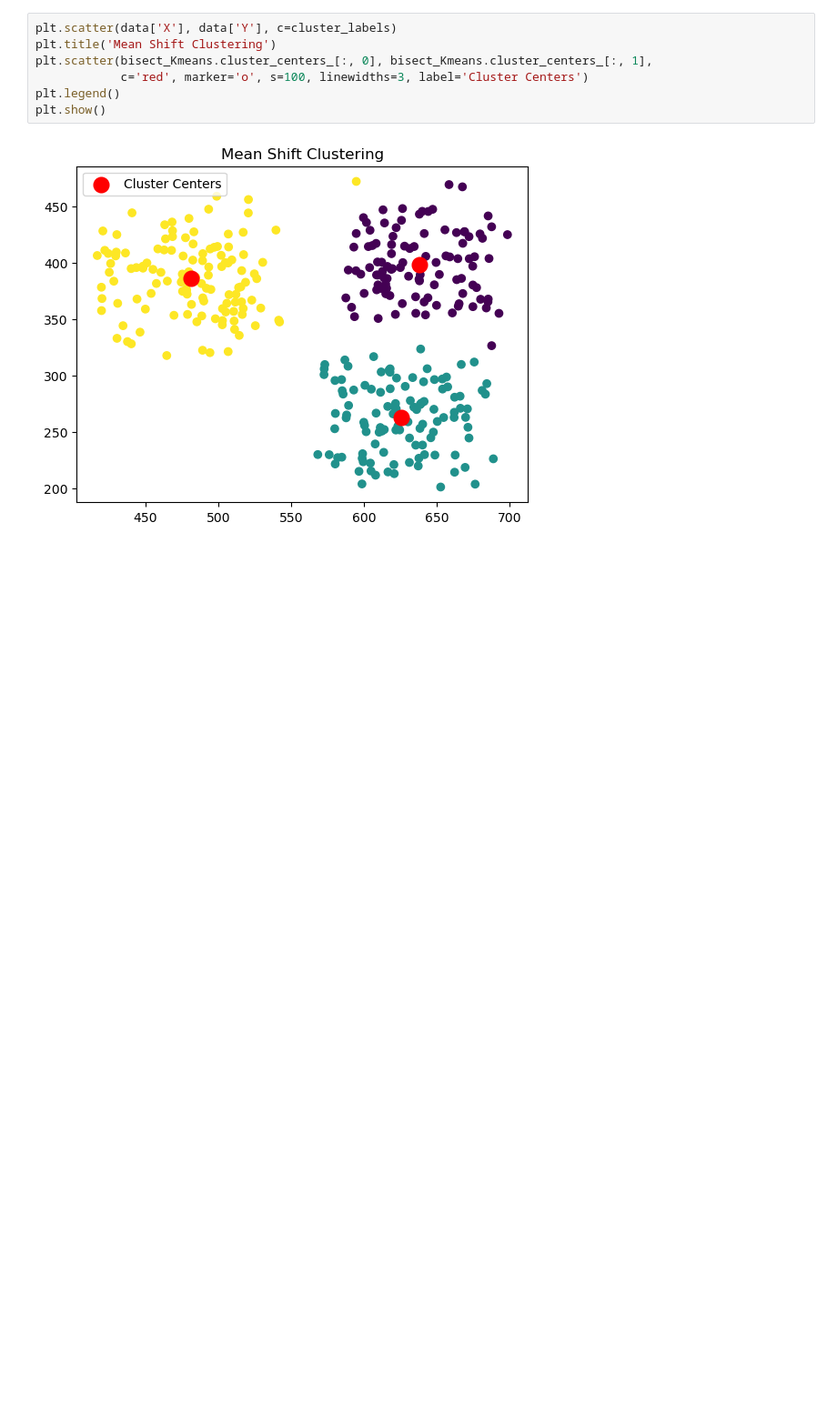
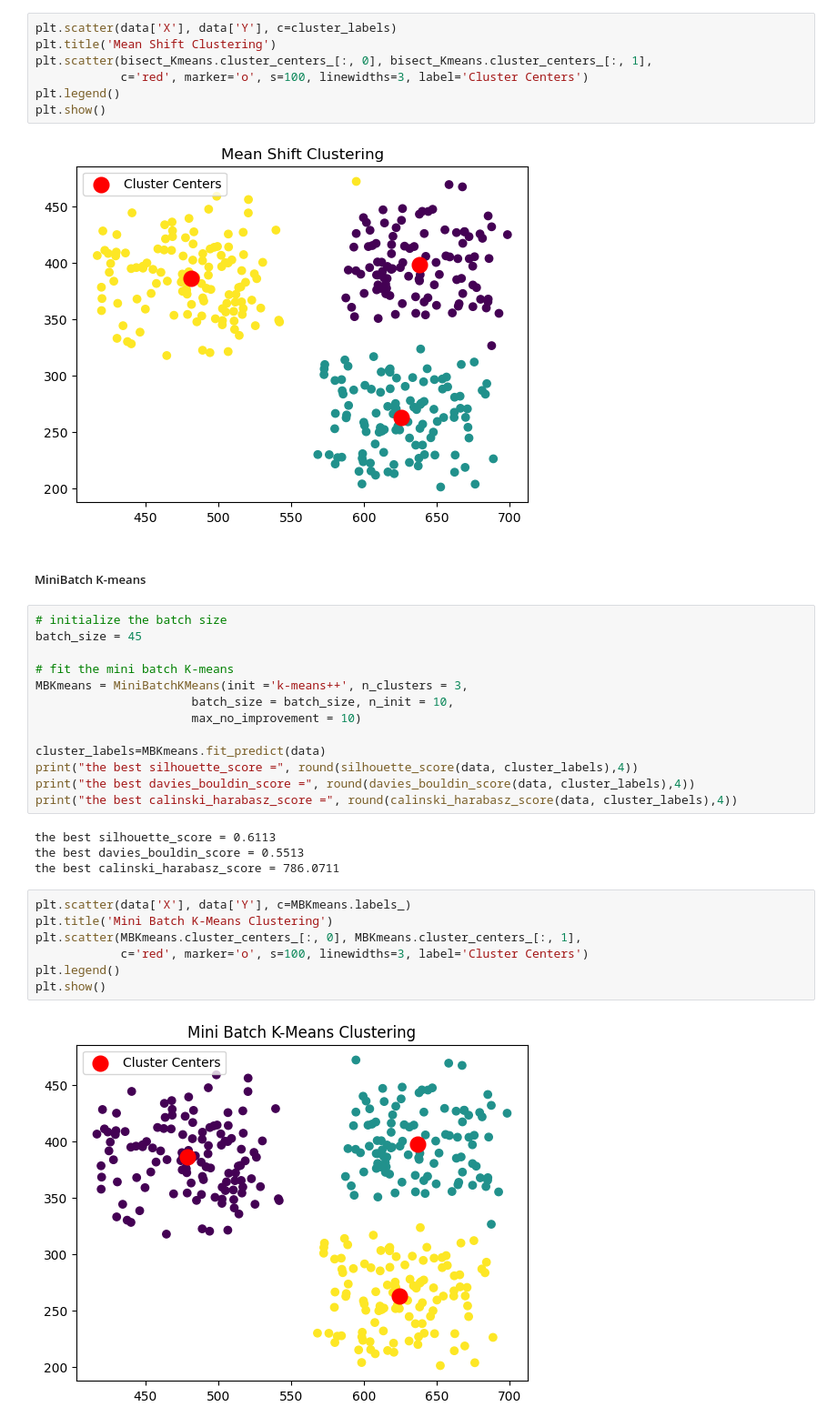
Before and after one commit to AIdjis/Clustering, a Jupyter notebook: notebooks/K-means.ipynb, the cells around one changed output. Shown at 91% size. Cells and saved outputs as stored; diff of their text form; blank space fills up the shorter version.

Commit message:
✅  add the Mini Batch K-meas clustering

```diff
--- a/notebooks/K-means.ipynb
+++ b/notebooks/K-means.ipynb
@@ -146,3 +146,31 @@ plt.legend()
 plt.show()
 # %% [output]
 [figure]
+# %% [markdown]
+##### MiniBatch K-means
+# %%
+# initialize the batch size
+batch_size = 45
+
+# fit the mini batch K-means
+MBKmeans = MiniBatchKMeans(init ='k-means++', n_clusters = 3,
+                      batch_size = batch_size, n_init = 10,
+                      max_no_improvement = 10)
+
+cluster_labels=MBKmeans.fit_predict(data)
+print("the best silhouette_score =", round(silhouette_score(data, cluster_labels),4))
+print("the best davies_bouldin_score =", round(davies_bouldin_score(data, cluster_labels),4))
+print("the best calinski_harabasz_score =", round(calinski_harabasz_score(data, cluster_labels),4))
+# %% [output]
+the best silhouette_score = 0.6113
+the best davies_bouldin_score = 0.5513
+the best calinski_harabasz_score = 786.0711
+# %%
+plt.scatter(data['X'], data['Y'], c=MBKmeans.labels_)
+plt.title('Mini Batch K-Means Clustering')
+plt.scatter(MBKmeans.cluster_centers_[:, 0], MBKmeans.cluster_centers_[:, 1],
+            c='red', marker='o', s=100, linewidths=3, label='Cluster Centers')
+plt.legend()
+plt.show()
+# %% [output]
+[figure, added]
```
